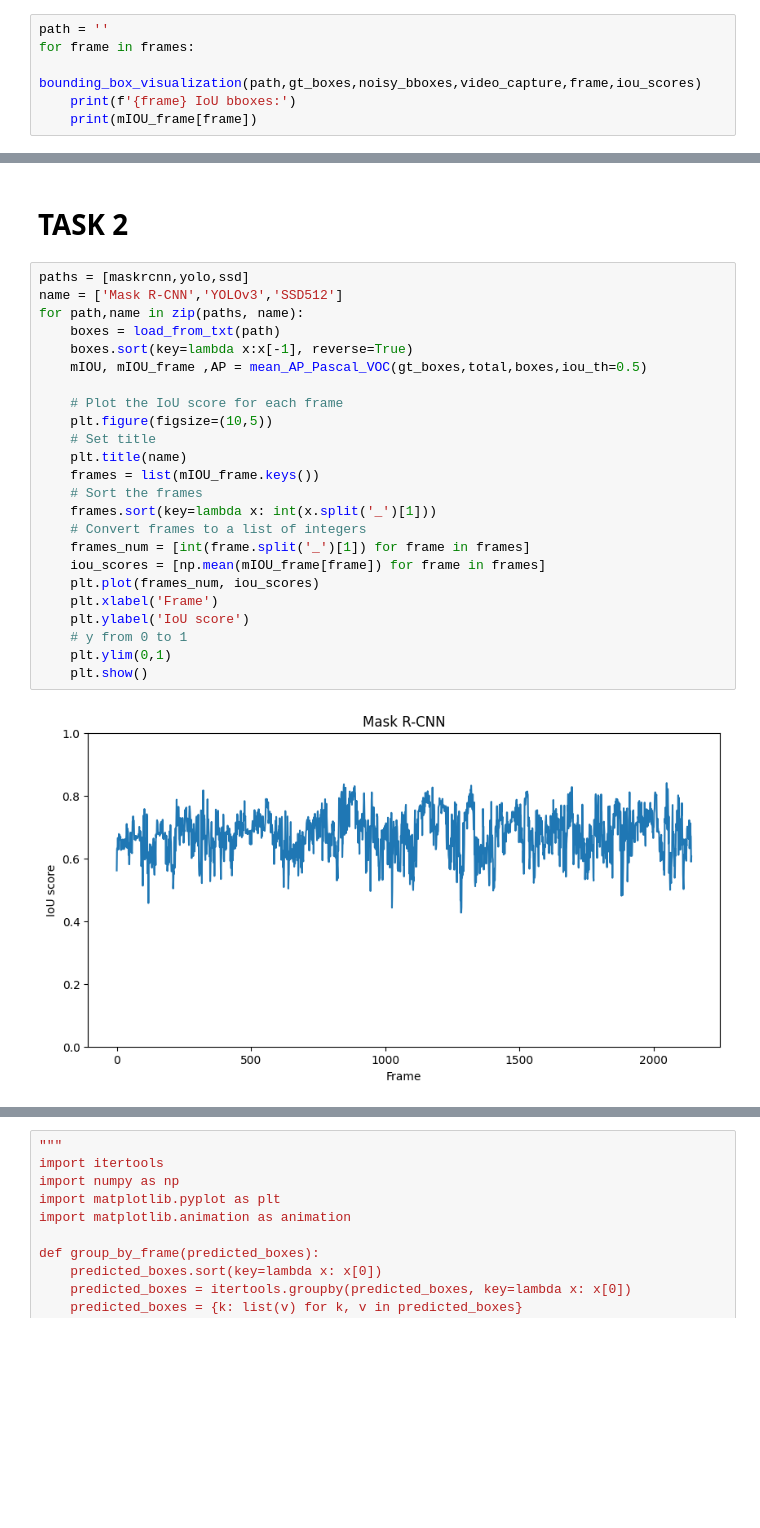
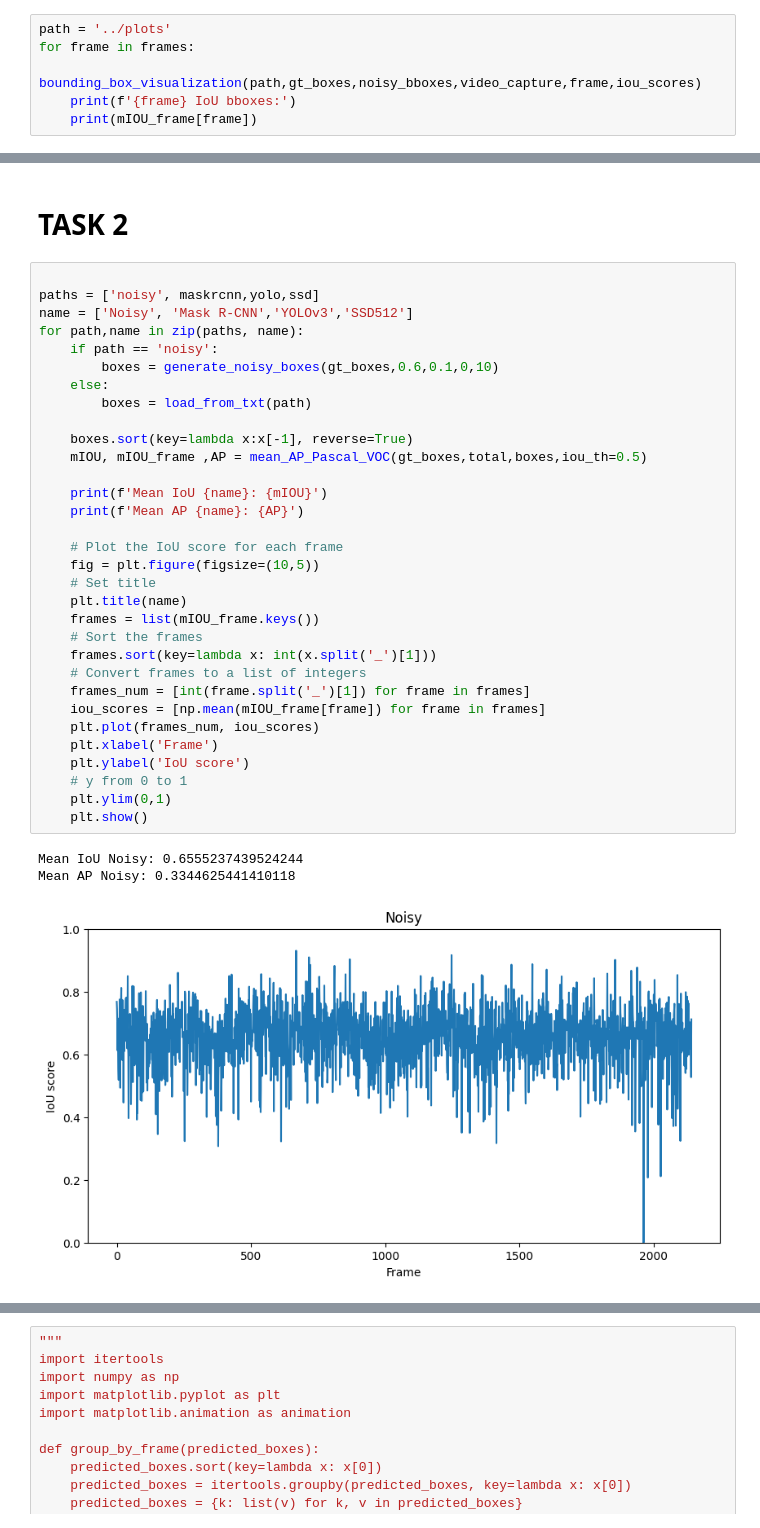
Before and after one commit to mcv-m6-video/mcv-m6-2023-team6, a Jupyter notebook: week1/Task1_Task2.ipynb, the cells around one changed output, grey strips where cells are left out. Saved outputs shown, nothing was run; the diff lists cells and outputs as text; blank space fills up the shorter version.

```diff
--- a/week1/Task1_Task2.ipynb
+++ b/week1/Task1_Task2.ipynb
@@ -342,7 +338,7 @@ frames_id.sort(key=lambda x: int(x.split('_')[1]))
 frames = random.sample(frames_id, 5)
 iou_scores = [np.mean(mIOU_frame[frame]) for frame in frames_id]
 # %%
-path = ''
+path = '../plots'
 for frame in frames:
     bounding_box_visualization(path,gt_boxes,noisy_bboxes,video_capture,frame,iou_scores)
     print(f'{frame} IoU bboxes:')
@@ -377,28 +382,38 @@ det_ssd512.txt :
 # %% [markdown]
 # TASK 2
 # %%
-paths = [maskrcnn,yolo,ssd]
-name = ['Mask R-CNN','YOLOv3','SSD512']
+
+paths = ['noisy', maskrcnn,yolo,ssd]
+name = ['Noisy', 'Mask R-CNN','YOLOv3','SSD512']
 for path,name in zip(paths, name):
-    boxes = load_from_txt(path)
+    if path == 'noisy':
+        boxes = generate_noisy_boxes(gt_boxes,0.6,0.1,0,10)
+    else:
+        boxes = load_from_txt(path)
+
     boxes.sort(key=lambda x:x[-1], reverse=True)
     mIOU, mIOU_frame ,AP = mean_AP_Pascal_VOC(gt_boxes,total,boxes,iou_th=0.5)
 
+    print(f'Mean IoU {name}: {mIOU}')
+    print(f'Mean AP {name}: {AP}')
+
     # Plot the IoU score for each frame
-    plt.figure(figsize=(10,5))
+    fig = plt.figure(figsize=(10,5))
     # Set title
     plt.title(name)
     frames = list(mIOU_frame.keys())
     # Sort the frames
     frames.sort(key=lambda x: int(x.split('_')[1]))
     # Convert frames to a list of integers
     frames_num = [int(frame.split('_')[1]) for frame in frames]
     iou_scores = [np.mean(mIOU_frame[frame]) for frame in frames]
     plt.plot(frames_num, iou_scores)
     plt.xlabel('Frame')
     plt.ylabel('IoU score')
     # y from 0 to 1
     plt.ylim(0,1)
     plt.show()
 # %% [output]
+Mean IoU Noisy: 0.6555237439524244
+Mean AP Noisy: 0.3344625441410118
-[figure, old version]
+[figure, new version]
```
Also changed, not shown: parts of 6 cells of this notebook, 6 other files.
